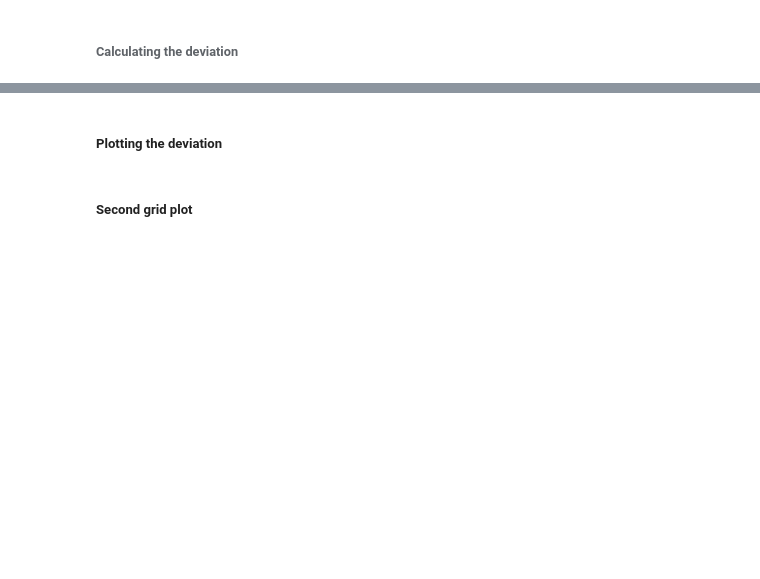
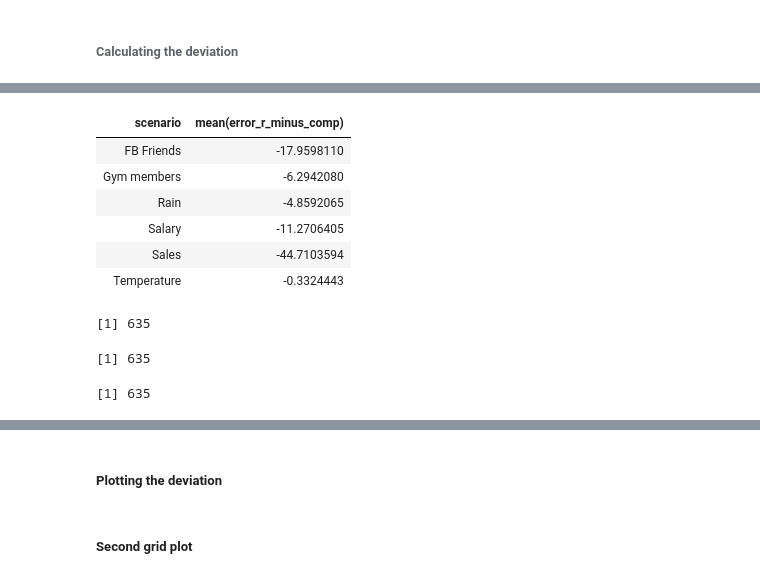
Before and after one commit to ericschulz/compforca, a Jupyter notebook: Data analysis/5- New grid plots (6x2 plots).ipynb, the cells around one changed output, grey strips where cells are left out. Drawn from its saved outputs; the diff is of its cells as text; code cells hidden in the pictures; blank space fills up the shorter version.

```diff
--- a/Data analysis/5- New grid plots (6x2 plots).ipynb
+++ b/Data analysis/5- New grid plots (6x2 plots).ipynb
@@ -566,0 +645,22 @@ results_pred$is_max <- !(is.na(results_pred$is_max))
+# %%
+errors %>%
+    group_by(scenario) %>%
+    summarize ( mean ( error_r_minus_comp ) )
+# %% [output]
+| scenario | mean(error_r_minus_comp) |
+| FB Friends | -17.9598110 |
+| Gym members | -6.2942080 |
+| Rain | -4.8592065 |
+| Salary | -11.2706405 |
+| Sales | -44.7103594 |
+| Temperature | -0.3324443 |
+# %%
+errors$error_r %>% length
+
+errors$error_comp%>% length
+
+errors$scenario%>% length
+# %% [output]
+[1] 635
+[1] 635
+[1] 635
```
Also changed, not shown: parts of 41 cells of this notebook, 4 other files.
